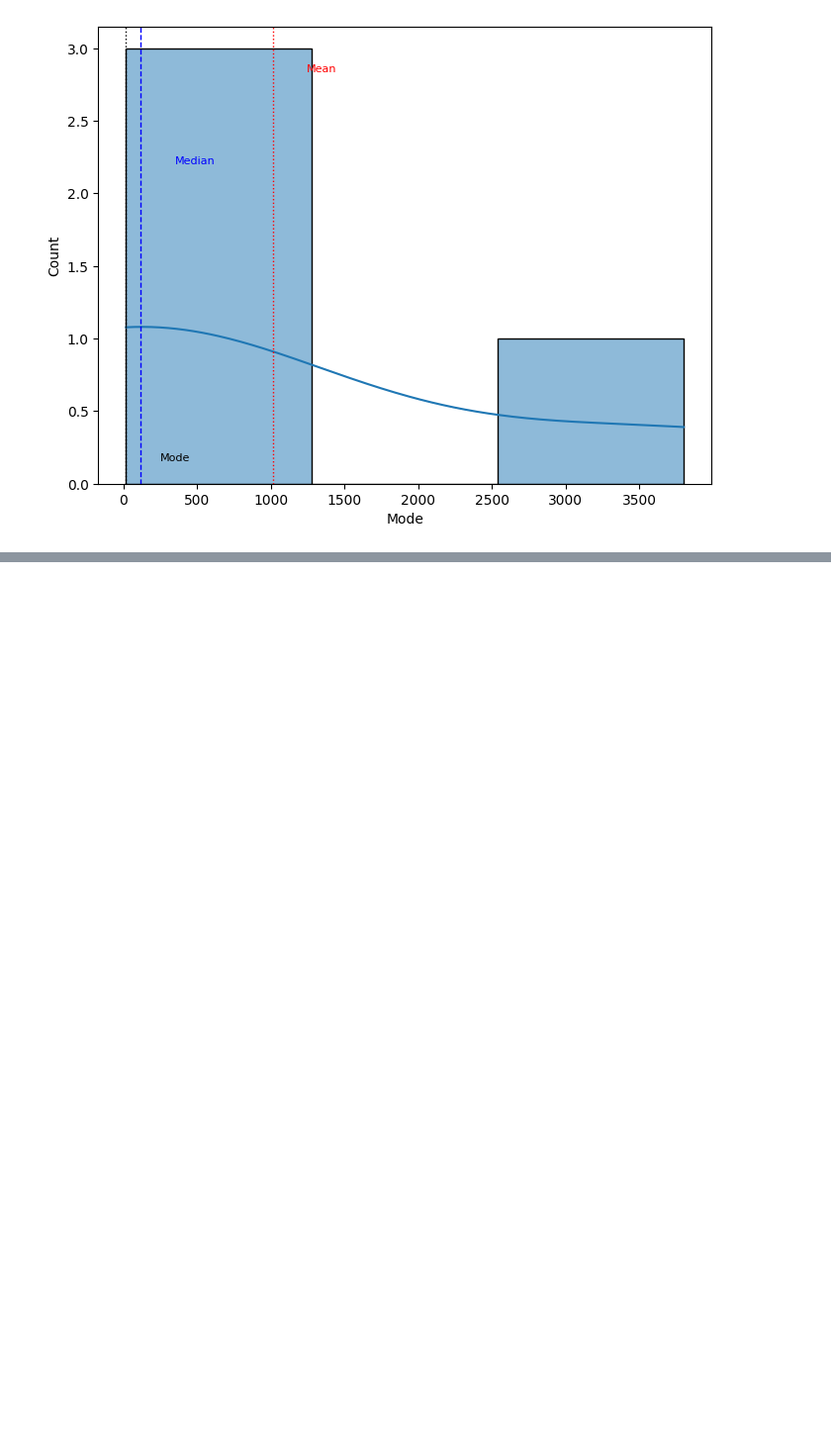
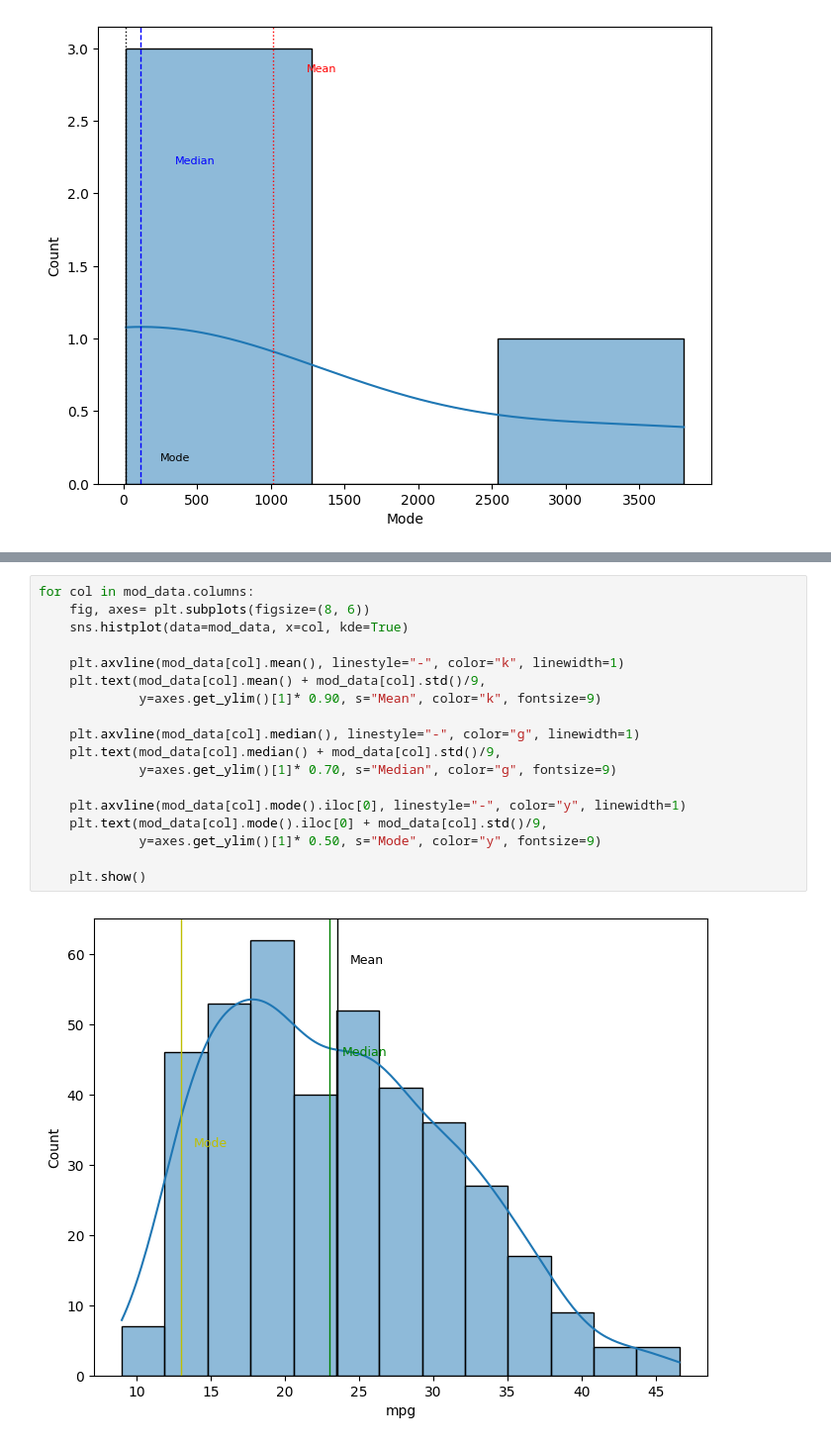
Before and after one commit to narendran-manoharan/data_analytics_and_ai, a Jupyter notebook: practice/stats/central_tendancy_practice.ipynb, the cells around one changed output, grey strips where cells are left out. Shown at 99% size. Drawn from its saved outputs; the diff is of its cells as text; blank space fills up the shorter version.

```diff
--- a/practice/stats/central_tendancy_practice.ipynb
+++ b/practice/stats/central_tendancy_practice.ipynb
@@ -92,0 +265,20 @@ for col in df1.columns:
+# %%
+for col in mod_data.columns:
+    fig, axes= plt.subplots(figsize=(8, 6))
+    sns.histplot(data=mod_data, x=col, kde=True)
+
+    plt.axvline(mod_data[col].mean(), linestyle="-", color="k", linewidth=1)
+    plt.text(mod_data[col].mean() + mod_data[col].std()/9,
+             y=axes.get_ylim()[1]* 0.90, s="Mean", color="k", fontsize=9)
+
+    plt.axvline(mod_data[col].median(), linestyle="-", color="g", linewidth=1)
+    plt.text(mod_data[col].median() + mod_data[col].std()/9,
+             y=axes.get_ylim()[1]* 0.70, s="Median", color="g", fontsize=9)
+
+    plt.axvline(mod_data[col].mode().iloc[0], linestyle="-", color="y", linewidth=1)
+    plt.text(mod_data[col].mode().iloc[0] + mod_data[col].std()/9,
+             y=axes.get_ylim()[1]* 0.50, s="Mode", color="y", fontsize=9)
+
+    plt.show()
+# %% [output]
+[figure, added]
```
Also changed, not shown: parts of 14 cells of this notebook.
